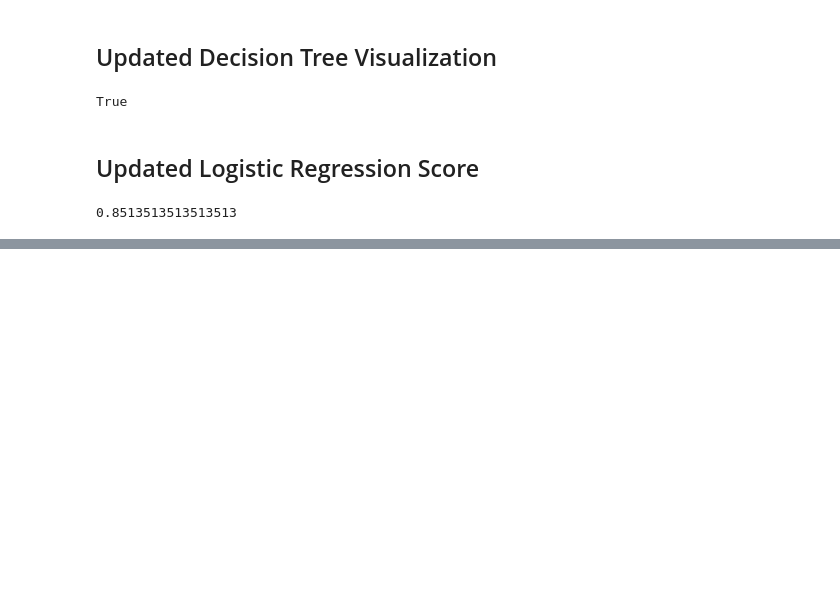
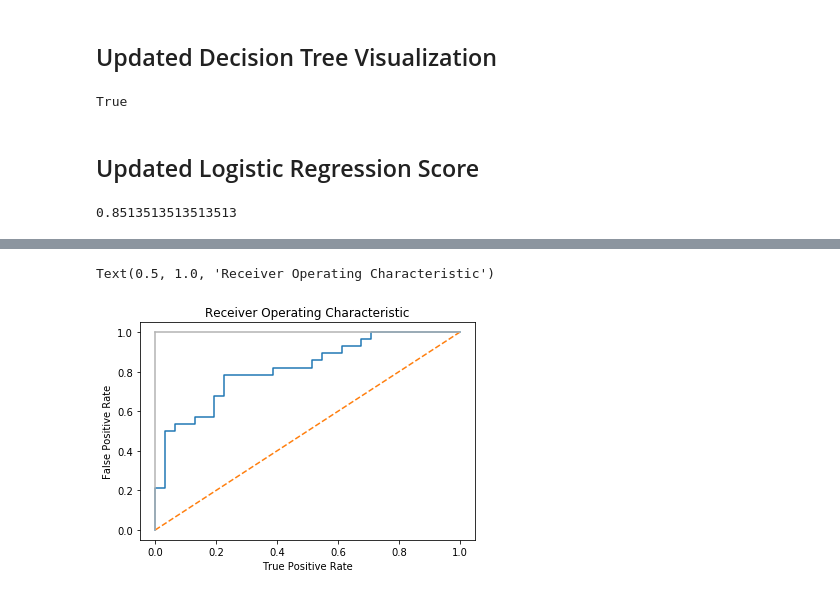
Before and after one commit to ljsauer/LaunchCode, a Jupyter notebook: Final Project - Model/Heart_Disease_Model.ipynb, the cells around one changed output, grey strips where cells are left out. Cells and saved outputs as stored; diff of their text form; code cells hidden in the pictures; blank space fills up the shorter version.

```diff
--- a/Final Project - Model/Heart_Disease_Model.ipynb
+++ b/Final Project - Model/Heart_Disease_Model.ipynb
@@ -214,0 +261,24 @@ logreg.score(X_test, y_test)
+# %%
+# Plot ROC Curve
+from sklearn.datasets import make_classification
+from sklearn.linear_model import LogisticRegression
+from sklearn.metrics import roc_curve, roc_auc_score
+
+X_train, X_test, y_train, y_test = train_test_split(features_standardized, target, test_size=0.2, random_state=1)
+
+logistic_regression.fit(X_train, y_train)
+
+target_probs = logistic_regression.predict_proba(X_test)[:, 1]
+
+falsePos, truePos, threshold = roc_curve(y_test, target_probs)
+
+plt.plot(falsePos, truePos)
+plt.plot([0, 1], ls='--')
+plt.plot([0, 0], [1, 0], c=".7")
+plt.plot([1, 1], c=".7")
+plt.ylabel("False Positive Rate")
+plt.xlabel("True Positive Rate")
+plt.title("Receiver Operating Characteristic")
+# %% [output]
+Text(0.5, 1.0, 'Receiver Operating Characteristic')
+[figure, added]
```
Also changed, not shown: parts of 2 cells of this notebook.
